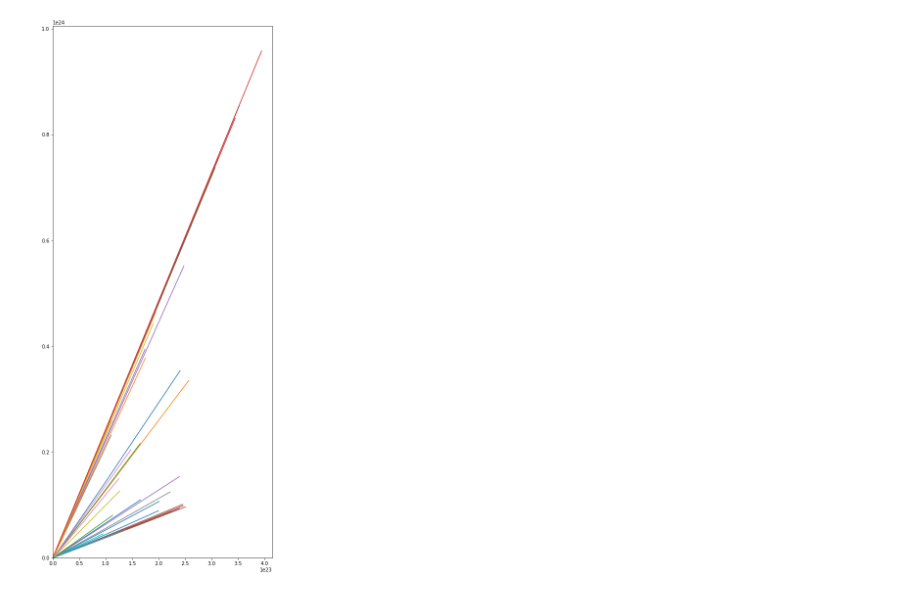
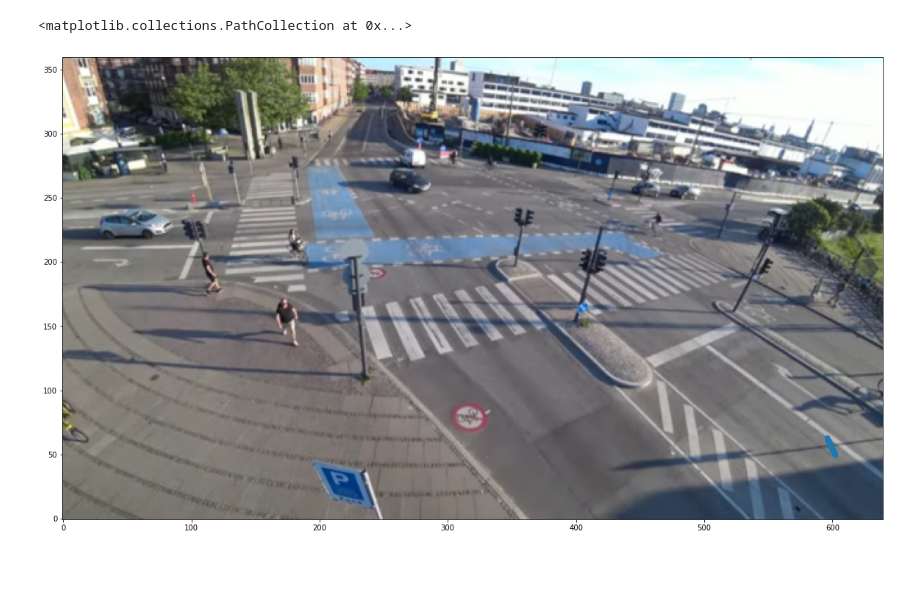
Before and after one commit to Marcus-Friis/CycleCV, a Jupyter notebook: Models.ipynb, the cells around one changed output. Drawn from its saved outputs; the diff is of its cells as text; code cells hidden in the pictures; blank space fills up the shorter version.

```diff
--- a/Models.ipynb
+++ b/Models.ipynb
@@ -13,5 +13,5 @@ with open("training.pkl", "rb") as f:
 x = df[['x_pos', 'y_pos', 'x_vec', 'y_vec', 'x_dest', 'y_dest']].to_numpy()
 y = df[['x_tar', 'y_tar']].to_numpy()
 # %%
-clf = MLPRegressor(verbose=True, hidden_layer_sizes=(4,100), max_iter=50).fit(x,y)
+clf = MLPRegressor(verbose=True, hidden_layer_sizes=(50,100, 100, 50), max_iter=50).fit(x,y)
 # %% [output]
@@ -35,20 +38,18 @@ Iteration 50, loss = 0.17313003
-# %%
-im = Image.open("intersection2.png")
-im = ImageOps.flip(im)
-
-# create figure
-fig, ax = plt.subplots(figsize=(20,20))
-ax.imshow(im, origin='lower')
-
-
-for _ in range(40):
-    x = np.array([[randint(0,600)*2, randint(0,350)*2, 0, 0, -250*2, 100*2]])
-    for i in range(50):
-        xx = np.concatenate((x[i][:2] + clf.predict(x[i:]), x[i][:2] + clf.predict(x[i:]) - x[i][:2], [x[i][4:]]), axis=1)
-        x = np.concatenate((x,xx))
-    jeff = x[:,:2]/2
-    ax.plot(jeff[:,0], jeff[:,1])
-
-    # load and process image
-# %% [output]
-[figure, removed]
+# %%
+input = [[602*2, 50*2, 0, 0, 50*2, 275*2]]
+for i in range(10000):
+    output = clf.predict(input)
+    next = [output[0][0]+input[i][0], output[0][1]+input[i][1], output[0][0], output[0][1], input[i][-2], input[i][-1]]
+    input.append(next)
+x = np.array(input)
+# %%
+fig, ax = plt.subplots(figsize=(20,20))
+im = Image.open("intersection2.png")
+im = ImageOps.flip(im)
+# ax.set_xlim(0,640)
+# ax.set_ylim(0,360)
+ax.imshow(im, origin='lower')
+ax.scatter(x[:,:1]/2, x[:,1:2]/2)
+# %% [output]
+<matplotlib.collections.PathCollection at 0x...>
+[figure, added]
```
Also changed, not shown: parts of 1 cell of this notebook.
